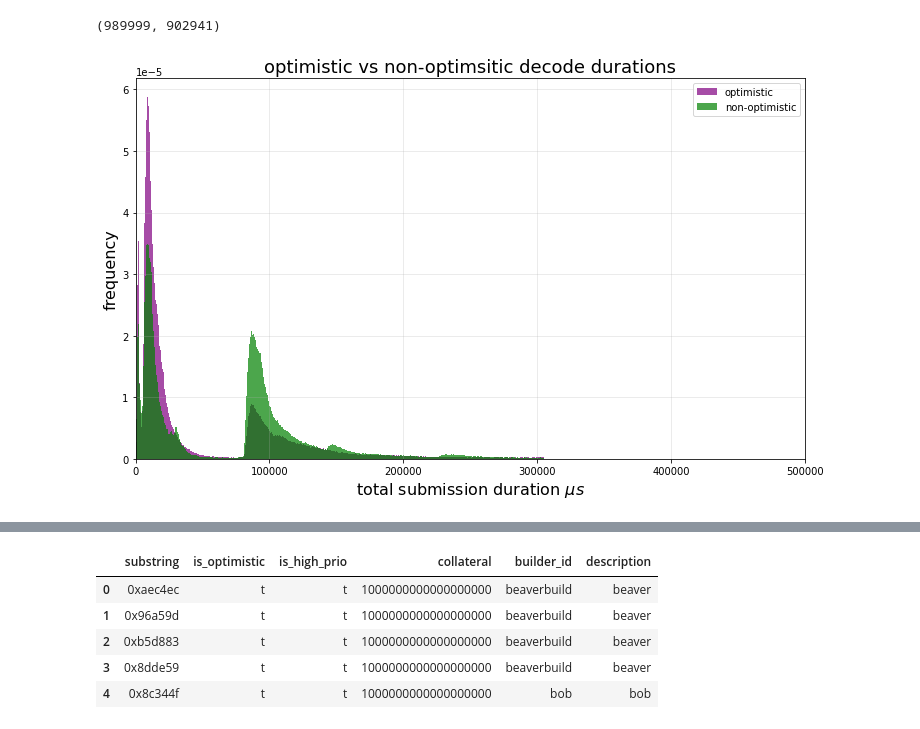
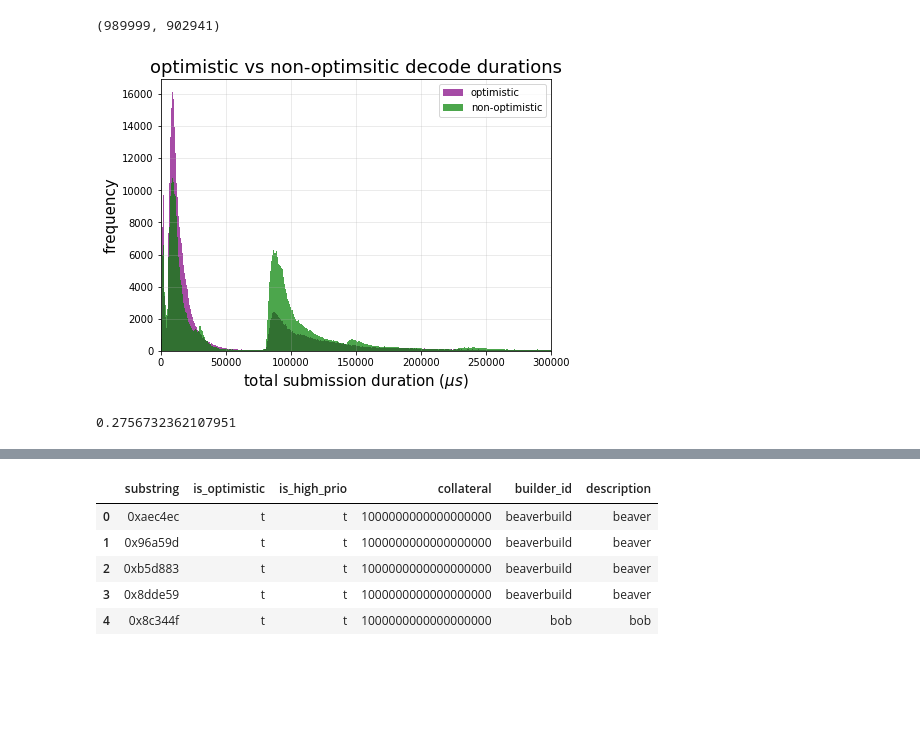
Before and after one commit to michaelneuder/relay-data, a Jupyter notebook: rollout/opt.ipynb, the cells around one changed output, grey strips where cells are left out. Saved outputs shown, nothing was run; the diff lists cells and outputs as text; code cells hidden in the pictures; blank space fills up the shorter version.

```diff
--- a/rollout/opt.ipynb
+++ b/rollout/opt.ipynb
@@ -650,16 +650,16 @@ len(bdn), len(bdo)
 # %% [output]
 (989999, 902941)
 # %%
-f, ax = plt.subplots(figsize=(12,7))
+f, ax = plt.subplots(figsize=(7,5))
 
 bins = np.histogram(bdn, bins=1000)[1]
-ax.hist(bdo, bins, color='purple', alpha=0.7, density=True, label='optimistic')
-ax.hist(bdn, bins, color='g', alpha=0.7, density=True, label='non-optimistic')
-ax.set_xlim(0,float(0.5e6))
-ax.set_xlabel('total submission duration $\mu s$', size=16)
-ax.set_ylabel('frequency', size=16)
+ax.hist(bdo, bins, color='purple', alpha=0.7, density=False, label='optimistic')
+ax.hist(bdn, bins, color='g', alpha=0.7, density=False, label='non-optimistic')
+ax.set_xlim(0,float(0.3e6))
+ax.set_xlabel('total submission duration $(\mu s)$', size=15)
+ax.set_ylabel('frequency', size=15)
 ax.set_title('optimistic vs non-optimsitic decode durations', size=18)
 plt.legend()
 plt.show()
 # %% [output]
-[figure, old version]
+[figure, new version]
@@ -665,0 +669,4 @@ plt.show()
+# %%
+nopt_percs.mean()
+# %% [output]
+0.2756732362107951
```
Also changed, not shown: parts of 2 cells of this notebook, 2 other files.
